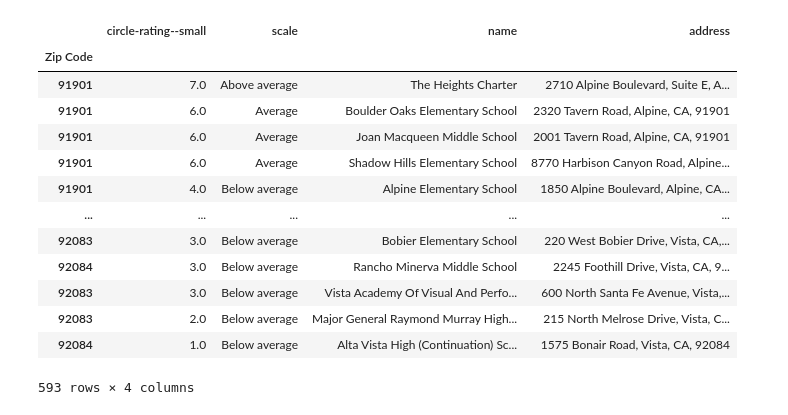
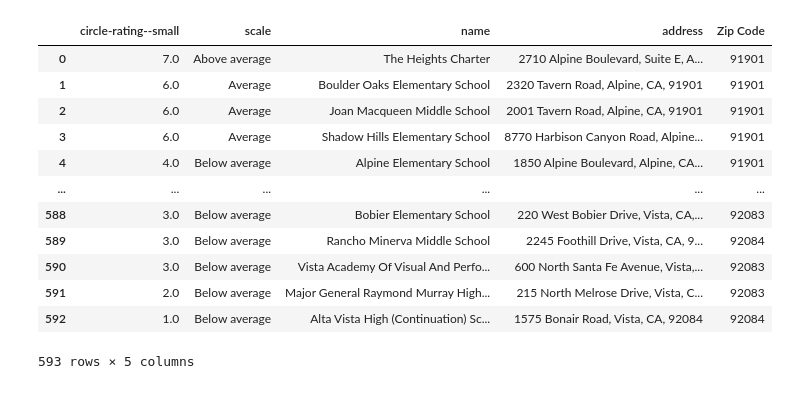
Before and after one commit to tsmtruong/final-project, a Jupyter notebook: Clean_Schools.ipynb, the cells around one changed output. Saved outputs shown, nothing was run; the diff lists cells and outputs as text; code cells hidden in the pictures.

```diff
--- a/Clean_Schools.ipynb
+++ b/Clean_Schools.ipynb
@@ -20,21 +22,21 @@ school_df.head(2)
 # %%
 school_df.drop(['rating-circle-small','tablescraper-selected-row 2','tablescraper-selected-row 3','tablescraper-selected-row 4','tablescraper-selected-row href','tablescraper-selected-row 6','tablescraper-selected-row href 2','name href','tablescraper-selected-row'], axis=1, inplace=True)
 school_df.dropna(axis=0, how='any', inplace=True)
 school_df['Zip Code'] = school_df['address'].str[-5:]
-school_df.set_index('Zip Code',inplace=True)
+school_df.reset_index(inplace=True)
+school_df.drop(['index'],axis=1,inplace=True)
 school_df
 # %% [output]
-|  | circle-rating--small | scale | name | address |
-| Zip Code |  |  |  |  |
-| 91901 | 7.0 | Above average | The Heights Charter | 2710 Alpine Boulevard, Suite E, A... |
-| 91901 | 6.0 | Average | Boulder Oaks Elementary School | 2320 Tavern Road, Alpine, CA, 91901 |
-| 91901 | 6.0 | Average | Joan Macqueen Middle School | 2001 Tavern Road, Alpine, CA, 91901 |
-| 91901 | 6.0 | Average | Shadow Hills Elementary School | 8770 Harbison Canyon Road, Alpine... |
-| 91901 | 4.0 | Below average | Alpine Elementary School | 1850 Alpine Boulevard, Alpine, CA... |
-| ... | ... | ... | ... | ... |
-| 92083 | 3.0 | Below average | Bobier Elementary School | 220 West Bobier Drive, Vista, CA,... |
-| 92084 | 3.0 | Below average | Rancho Minerva Middle School | 2245 Foothill Drive, Vista, CA, 9... |
-| 92083 | 3.0 | Below average | Vista Academy Of Visual And Perfo... | 600 North Santa Fe Avenue, Vista,... |
-| 92083 | 2.0 | Below average | Major General Raymond Murray High... | 215 North Melrose Drive, Vista, C... |
-| 92084 | 1.0 | Below average | Alta Vista High (Continuation) Sc... | 1575 Bonair Road, Vista, CA, 92084 |
+|  | circle-rating--small | scale | name | address | Zip Code |
+| 0 | 7.0 | Above average | The Heights Charter | 2710 Alpine Boulevard, Suite E, A... | 91901 |
+| 1 | 6.0 | Average | Boulder Oaks Elementary School | 2320 Tavern Road, Alpine, CA, 91901 | 91901 |
+| 2 | 6.0 | Average | Joan Macqueen Middle School | 2001 Tavern Road, Alpine, CA, 91901 | 91901 |
+| 3 | 6.0 | Average | Shadow Hills Elementary School | 8770 Harbison Canyon Road, Alpine... | 91901 |
+| 4 | 4.0 | Below average | Alpine Elementary School | 1850 Alpine Boulevard, Alpine, CA... | 91901 |
+| ... | ... | ... | ... | ... | ... |
+| 588 | 3.0 | Below average | Bobier Elementary School | 220 West Bobier Drive, Vista, CA,... | 92083 |
+| 589 | 3.0 | Below average | Rancho Minerva Middle School | 2245 Foothill Drive, Vista, CA, 9... | 92084 |
+| 590 | 3.0 | Below average | Vista Academy Of Visual And Perfo... | 600 North Santa Fe Avenue, Vista,... | 92083 |
+| 591 | 2.0 | Below average | Major General Raymond Murray High... | 215 North Melrose Drive, Vista, C... | 92083 |
+| 592 | 1.0 | Below average | Alta Vista High (Continuation) Sc... | 1575 Bonair Road, Vista, CA, 92084 | 92084 |
-593 rows × 4 columns
+593 rows × 5 columns
```
Also changed, not shown: parts of 9 cells of this notebook, 7 other files.
